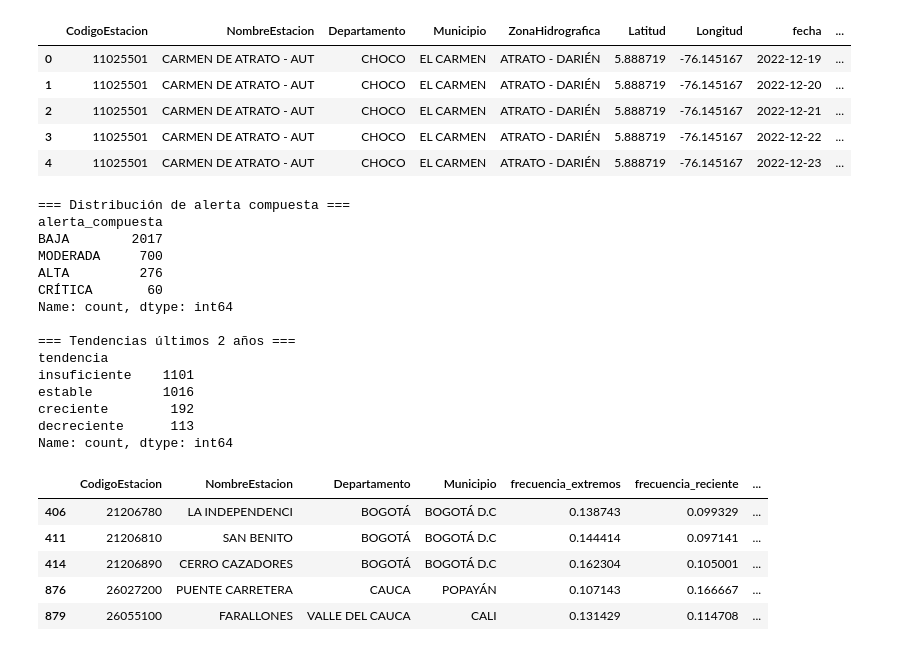
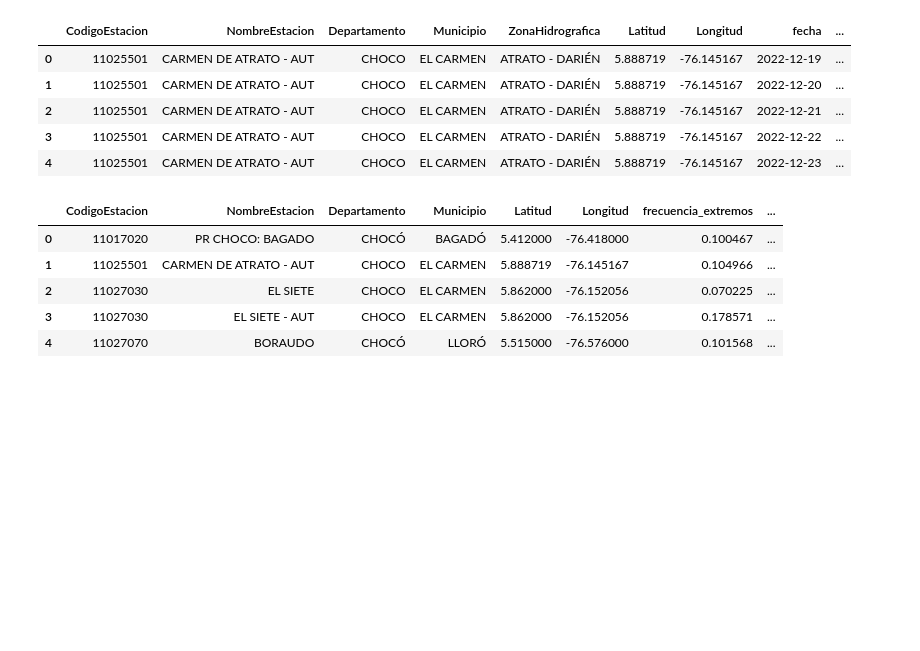
Before and after one commit to gadielfelipe/sources_of_0015, a Jupyter notebook: scripts_python/datos precipitacion historicos.ipynb, the cells around one changed output. Drawn from its saved outputs; the diff is of its cells as text; code cells hidden in the pictures; blank space fills up the shorter version.

```diff
--- a/scripts_python/datos precipitacion historicos.ipynb
+++ b/scripts_python/datos precipitacion historicos.ipynb
@@ -106,16 +151,16 @@ df_daily_vf['fecha'] = pd.to_datetime(df_daily_vf['fecha'])
 df_daily_vf['mes']   = df_daily_vf['fecha'].dt.month
 
 # ── 1. Percentil 95 por estación y mes (umbral histórico) ─────────────────
-p95 = (
+p90 = (
     df_daily_vf
     .groupby(['CodigoEstacion', 'mes'])['precip_acum_diaria']
-    .quantile(0.95)
+    .quantile(0.9)
     .reset_index()
-    .rename(columns={'precip_acum_diaria': 'p95'})
+    .rename(columns={'precip_acum_diaria': 'p90'})
 )
 
-df_daily_vf = df_daily_vf.merge(p95, on=['CodigoEstacion', 'mes'], how='left')
-df_daily_vf['extremo'] = (df_daily_vf['precip_acum_diaria'] > df_daily_vf['p95']).astype(int)
+df_daily_vf = df_daily_vf.merge(p90, on=['CodigoEstacion', 'mes'], how='left')
+df_daily_vf['extremo'] = (df_daily_vf['precip_acum_diaria'] > df_daily_vf['p90']).astype(int)
 
 # ── 2. Frecuencia histórica de extremos por estación ─────────────────────
 station_cols_alerta = ['CodigoEstacion', 'NombreEstacion', 'Departamento', 'Municipio', 'Latitud', 'Longitud']
@@ -132,8 +177,8 @@ estaciones_alerta = (
 fecha_max   = df_daily_vf['fecha'].max()
 fecha_corte = fecha_max - pd.DateOffset(years=2)
 df_reciente = df_daily_vf[df_daily_vf['fecha'] >= fecha_corte].copy()
+df_reciente['anio_mes'] = df_reciente['fecha'].dt.to_period('M').dt.to_timestamp()
 
-df_reciente['anio_mes'] = df_reciente['fecha'].dt.to_period('M').dt.to_timestamp()
 
 extremos_mensuales = (
     df_reciente
@@ -142,7 +187,7 @@ extremos_mensuales = (
     .reset_index()
 )
 extremos_mensuales['tasa_extremos'] = extremos_mensuales['n_extremos'] / extremos_mensuales['n_dias']
-
+## Aplicamos una regresion lineal para estimar la pendiente de la tasa de extremos en el tiempo para cada estación. Si la pendiente es positiva y significativa, indicaría una tendencia creciente.
 def calcular_tendencia(grupo):
     """Regresión lineal de la tasa mensual de extremos en el tiempo."""
     if len(grupo) < 4:
@@ -156,86 +201,37 @@ def calcular_tendencia(grupo):
         direccion = 'estable'
     return pd.Series({'pendiente': slope, 'p_valor': p_value, 'tendencia': direccion})
 
 tendencias = (
     extremos_mensuales
     .groupby('CodigoEstacion')
     .apply(calcular_tendencia)
     .reset_index()
 )
 
 # ── 4. Ratio reciente vs histórico ────────────────────────────────────────
 freq_reciente = (
     extremos_mensuales
     .groupby('CodigoEstacion')['tasa_extremos']
     .mean()
     .reset_index()
     .rename(columns={'tasa_extremos': 'frecuencia_reciente'})
 )
 
 estaciones_alerta = (
     estaciones_alerta
     .merge(tendencias[['CodigoEstacion', 'pendiente', 'p_valor', 'tendencia']], on='CodigoEstacion', how='left')
     .merge(freq_reciente, on='CodigoEstacion', how='left')
 )
 
 estaciones_alerta['ratio_reciente'] = (
     estaciones_alerta['frecuencia_reciente']
     / estaciones_alerta['frecuencia_extremos'].replace(0, np.nan)
 )
-
-# ── 5. Alerta compuesta (4 niveles) ───────────────────────────────────────
-UMBRAL_FREQ   = 0.10   # >10 % de días históricos sobre p95
-UMBRAL_RATIO  = 1.20   # últimos 2 años tienen ≥20 % más extremos que el histórico
-
-def categorizar_alerta(row):
-    alta_freq       = row['frecuencia_extremos'] > UMBRAL_FREQ
-    creciente       = row['tendencia'] == 'creciente'
-    aceleracion     = pd.notna(row['ratio_reciente']) and row['ratio_reciente'] > UMBRAL_RATIO
-    if alta_freq and (creciente or aceleracion):
-        return 'CRÍTICA'
-    elif alta_freq:
-        return 'ALTA'
-    elif creciente or aceleracion:
-        return 'MODERADA'
-    else:
-        return 'BAJA'
-
-NIVEL_NUMERICO = {'BAJA': 0, 'MODERADA': 1, 'ALTA': 2, 'CRÍTICA': 3}
-
-estaciones_alerta['alerta_compuesta'] = estaciones_alerta.apply(categorizar_alerta, axis=1)
-estaciones_alerta['alerta']           = estaciones_alerta['alerta_compuesta'].map(NIVEL_NUMERICO)
-
-# ── 6. Resumen ────────────────────────────────────────────────────────────
-print("=== Distribución de alerta compuesta ===")
-print(estaciones_alerta['alerta_compuesta'].value_counts())
-print("\n=== Tendencias últimos 2 años ===")
-print(estaciones_alerta['tendencia'].value_counts())
-
-cols_resumen = [
-    'CodigoEstacion', 'NombreEstacion', 'Departamento', 'Municipio',
-    'frecuencia_extremos', 'frecuencia_reciente', 'ratio_reciente',
-    'tendencia', 'p_valor', 'alerta_compuesta', 'alerta'
-]
-estaciones_alerta[cols_resumen].sort_values('alerta', ascending=False).head(5)
+estaciones_alerta.head()
 # %% [output]
-=== Distribución de alerta compuesta ===
-alerta_compuesta
-BAJA        2017
-MODERADA     700
-ALTA         276
-CRÍTICA       60
-Name: count, dtype: int64
-
-=== Tendencias últimos 2 años ===
-tendencia
-insuficiente    1101
-estable         1016
-creciente        192
-decreciente      113
-Name: count, dtype: int64
-|  | CodigoEstacion | NombreEstacion | Departamento | Municipio | frecuencia_extremos | frecuencia_reciente | ... |
-| 406 | 21206780 | LA INDEPENDENCI | BOGOTÁ | BOGOTÁ D.C | 0.138743 | 0.099329 | ... |
-| 411 | 21206810 | SAN BENITO | BOGOTÁ | BOGOTÁ D.C | 0.144414 | 0.097141 | ... |
-| 414 | 21206890 | CERRO CAZADORES | BOGOTÁ | BOGOTÁ D.C | 0.162304 | 0.105001 | ... |
-| 876 | 26027200 | PUENTE CARRETERA | CAUCA | POPAYÁN | 0.107143 | 0.166667 | ... |
-| 879 | 26055100 | FARALLONES | VALLE DEL CAUCA | CALI | 0.131429 | 0.114708 | ... |
+|  | CodigoEstacion | NombreEstacion | Departamento | Municipio | Latitud | Longitud | frecuencia_extremos | ... |
+| 0 | 11017020 | PR CHOCO: BAGADO | CHOCÓ | BAGADÓ | 5.412000 | -76.418000 | 0.100467 | ... |
+| 1 | 11025501 | CARMEN DE ATRATO - AUT | CHOCO | EL CARMEN | 5.888719 | -76.145167 | 0.104966 | ... |
+| 2 | 11027030 | EL SIETE | CHOCO | EL CARMEN | 5.862000 | -76.152056 | 0.070225 | ... |
+| 3 | 11027030 | EL SIETE - AUT | CHOCO | EL CARMEN | 5.862000 | -76.152056 | 0.178571 | ... |
+| 4 | 11027070 | BORAUDO | CHOCÓ | LLORÓ | 5.515000 | -76.576000 | 0.101568 | ... |
```
Also changed, not shown: parts of 10 cells of this notebook, 2 other files.
